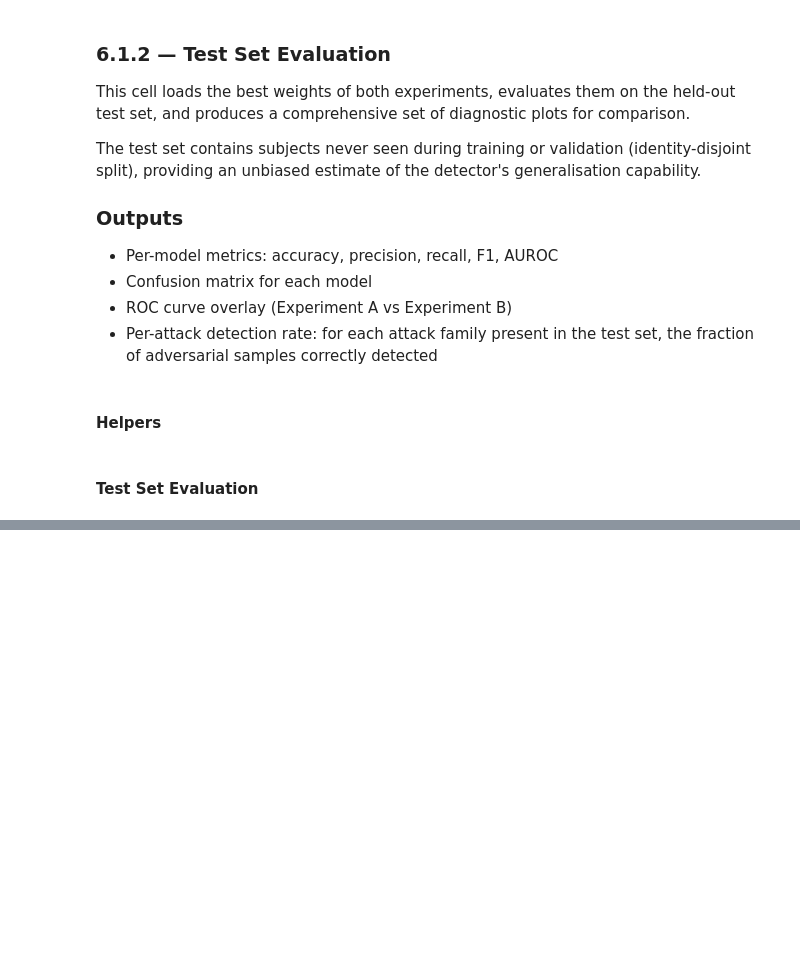
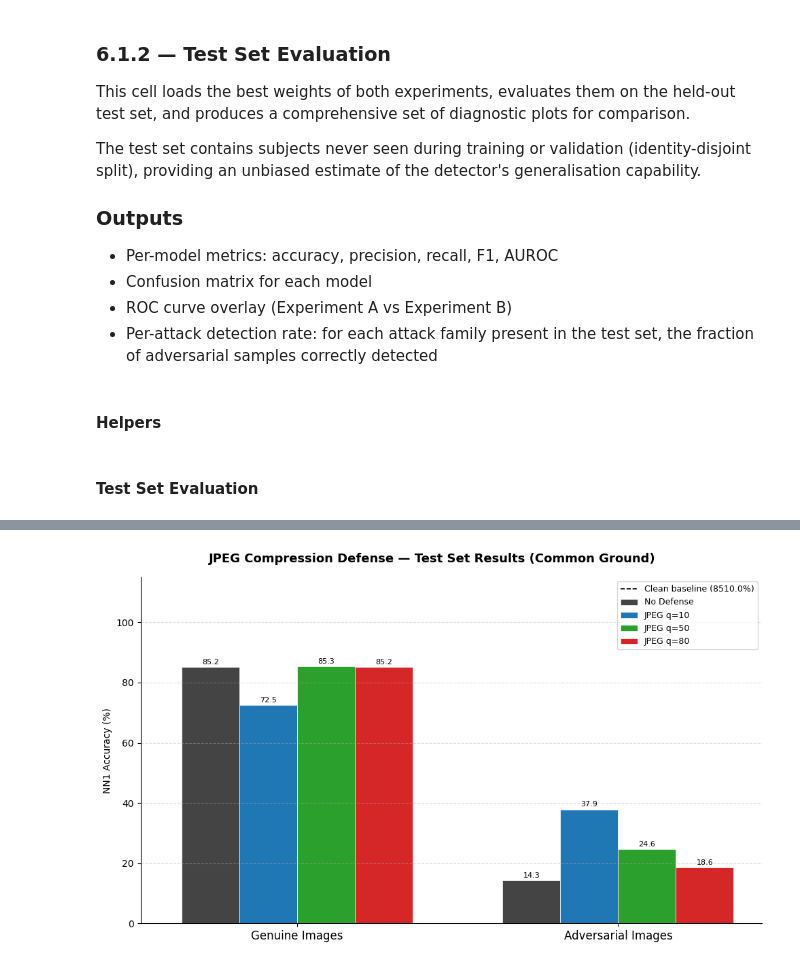
Before and after one commit to ChristianRosa02/AI4Cybersecurity, a Jupyter notebook: ProjectWork_G15_CW_DF.ipynb, the cells around one changed output, grey strips where cells are left out. Drawn from its saved outputs; the diff is of its cells as text; code cells hidden in the pictures; blank space fills up the shorter version.

Commit message:
Jpeg defense completed (pt. 2)

```diff
--- a/ProjectWork_G15_CW_DF.ipynb
+++ b/ProjectWork_G15_CW_DF.ipynb
@@ -85,6 +85,7 @@ NUM_CLASSES = 8631
 # ========================================
 # DEFENSE CONFIGURATIONS
 # ========================================
+JPEG_QUALITY_VALUES = [10, 50, 80]
 BATCH_SIZE_ADV_DETECTOR = 256
 SEED                 = 42
 TRAIN_RATIO          = 0.70
@@ -203,12 +204,12 @@ RUN_CW_TRANSFERABILITY_SPECIFIC     = False
 
 
 # Configuration flag for defense
-RUN_DEFENSE_DATASET_PREPARATION = False
+RUN_DEFENSE_DATASET_PREPARATION = True
 RUN_DETECTOR_TRAINING = False
-RUN_DEFENSE_DETECTOR_TESTING = False
+RUN_DEFENSE_DETECTOR_TESTING = True
 
 
-RUN_JPEG_DEFENSE_EVAL = False
+RUN_JPEG_DEFENSE_EVAL = True
 
 
 
@@ -9190,0 +8864,76 @@ if RUN_JPEG_DEFENSE_EVAL:
+# %%
+if RUN_JPEG_DEFENSE_EVAL:
+    # ------------------------------------------------------------------------------
+    # Step 6.3b — JPEG Defense: Logging — Test Set Results (Common Ground)
+    # ------------------------------------------------------------------------------
+
+    # ------------------------------------------------------------------
+    # 6.3b.1  Save CSV
+    # ------------------------------------------------------------------
+    csv_path_ts = os.path.join(DEFENSE_RESULTS_DIR, 'jpeg_defense_testset.csv')
+
+    nd_g = testset_eval_results['no_defense']['genuine_acc']
+    nd_a = testset_eval_results['no_defense']['adv_acc']
+
+    with open(csv_path_ts, 'w', newline='') as f:
+        writer = csv.writer(f)
+        writer.writerow(['Configuration', 'Genuine_Accuracy_%', 'Adversarial_Accuracy_%',
+                        'Delta_Genuine_%', 'Delta_Adversarial_%'])
+        for cfg in all_configs:
+            label = 'No Defense' if cfg == 'no_defense' else f'JPEG q={cfg}'
+            g_acc = testset_eval_results[cfg]['genuine_acc'] * 100
+            a_acc = testset_eval_results[cfg]['adv_acc']     * 100
+            dg    = f'{g_acc - nd_g * 100:+.2f}' if cfg != 'no_defense' else '—'
+            da    = f'{a_acc - nd_a * 100:+.2f}' if cfg != 'no_defense' else '—'
+            writer.writerow([label, f'{g_acc:.2f}', f'{a_acc:.2f}', dg, da])
+
+    print(f"CSV saved to: {csv_path_ts}")
+
+    # ------------------------------------------------------------------
+    # 6.3b.2  Plot
+    # ------------------------------------------------------------------
+    genuine_vals = [testset_eval_results[k]['genuine_acc'] * 100
+                    for k in all_configs]
+    adv_vals     = [testset_eval_results[k]['adv_acc'] * 100
+                    for k in all_configs]
+
+    x       = np.arange(2)
+    offsets_ts = np.linspace(-(n_bars - 1) / 2 * width,
+                            (n_bars - 1) / 2 * width, n_bars)
+
+    fig, ax = plt.subplots(figsize=(10, 6))
+    fig.suptitle('JPEG Compression Defense — Test Set Results (Common Ground)',
+                fontsize=13, fontweight='bold')
+
+    for i, (blabel, color, gv, av) in enumerate(
+            zip(bar_labels, bar_colors, genuine_vals, adv_vals)):
+        vals = [gv, av]
+        bars = ax.bar(x + offsets_ts[i], vals, width=width,
+                    color=color, label=blabel,
+                    edgecolor='white', linewidth=0.5)
+        for bar, val in zip(bars, vals):
+            ax.text(bar.get_x() + bar.get_width() / 2,
+                    bar.get_height() + 0.5,
+                    f'{val:.1f}',
+                    ha='center', va='bottom', fontsize=8)
+
+    ax.hlines(BASELINE_ACC_1000 * 100,
+            x[0] - 0.4, x[0] + 0.4,
+            colors='black', linestyles='dashed', linewidth=1.2,
+            label=f'Clean baseline ({BASELINE_ACC_1000 * 100:.1f}%)')
+
+    ax.set_xticks(x)
+    ax.set_xticklabels(['Genuine Images', 'Adversarial Images'], fontsize=12)
+    ax.set_ylabel('NN1 Accuracy (%)')
+    ax.set_ylim(0, 115)
+    ax.legend(fontsize=9, loc='upper right')
+    ax.grid(axis='y', linestyle='--', alpha=0.4)
+    ax.spines['top'].set_visible(False)
+    ax.spines['right'].set_visible(False)
+
+    plt.tight_layout()
+    plot_path_ts = os.path.join(DEFENSE_RESULTS_DIR, 'jpeg_defense_testset.png')
+    plt.savefig(plot_path_ts, dpi=150, bbox_inches='tight')
+    plt.show()
+    print(f"Plot saved to: {plot_path_ts}")
+# %% [output]
@@ -9190,0 +8941 @@ if RUN_JPEG_DEFENSE_EVAL:
+[figure, added]
```
Also changed, not shown: parts of 28 cells of this notebook.
